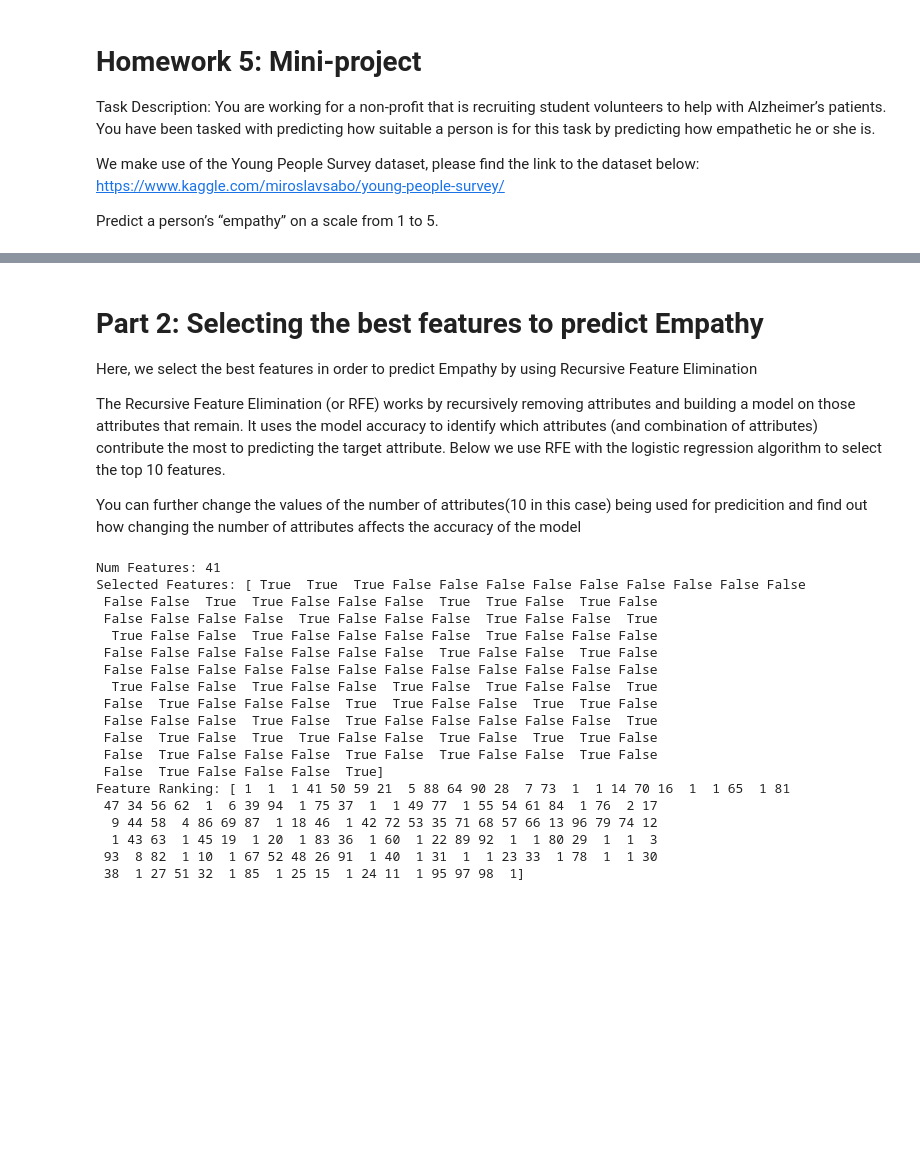
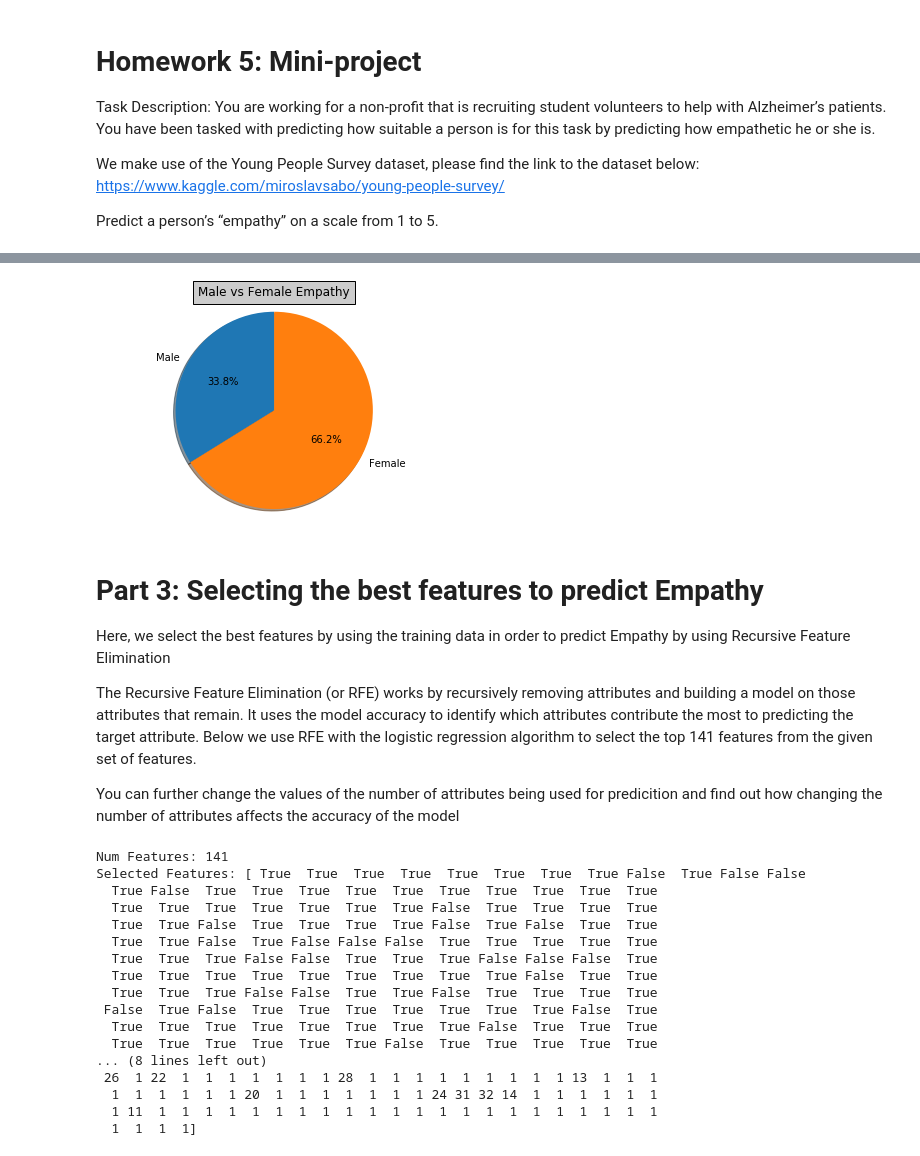
Before and after one commit to kvkadakia/Machine-Learning-Project, a Jupyter notebook: empathy_prediction.ipynb, the cells around one changed output, grey strips where cells are left out. Saved outputs shown, nothing was run; the diff lists cells and outputs as text; code cells hidden in the pictures; blank space fills up the shorter version.

```diff
--- a/empathy_prediction.ipynb
+++ b/empathy_prediction.ipynb
@@ -50,3 +50,12 @@ dataset = pandas.read_csv('responses.csv')
 
 #fill up with median
 dataset = dataset.fillna(dataset.median(axis=0))
+
+#Storing the values to perform data visualization in  a later step
+gender_values = dataset[['Gender']].values
+empathy_values = dataset[['Empathy']].values
+music_values = dataset[['Music']]
+
+music_values = music_values.values
+emp_valuesforline = np.squeeze(empathy_values)
+music_valuesforline = np.squeeze(music_values)
@@ -64,37 +80,58 @@ Y = dataset[['Empathy']]
+# %%
+import matplotlib.pyplot as plt
+
+ma_empathetic = 0
+fe_empathetic = 0
+
+
+for i,value in enumerate(gender_values):
+    if(value == 'male' and empathy_values[i]>=4):
+        ma_empathetic += 1
+    elif(value == 'female' and empathy_values[i]>=4):
+        fe_empathetic += 1
+
+labels = ['Male','Female']
+sizes = [ma_empathetic, fe_empathetic]
+
+fig1, ax1 = plt.subplots()
+ax1.pie(sizes,  labels=labels, autopct='%1.1f%%',shadow=True, startangle=90)
+ax1.axis('equal')
+plt.title('Male vs Female Empathy', bbox={'facecolor':'0.8', 'pad':5})
+plt.show()
+# %% [output]
+[figure, added]
 # %% [markdown]
-# Part 2: Selecting the best features to predict Empathy
+# Part 3: Selecting the best features to predict Empathy
 
-Here, we select the best features in order to predict Empathy by using Recursive Feature Elimination
+Here, we select the best features by using the training data in order to predict Empathy by using Recursive Feature Elimination
 
-The Recursive Feature Elimination (or RFE) works by recursively removing attributes and building a model on those attributes that remain. It uses the model accuracy to identify which attributes (and combination of attributes) contribute the most to predicting the target attribute. Below we use RFE with the logistic regression algorithm to select the top 10 features.
+The Recursive Feature Elimination (or RFE) works by recursively removing attributes and building a model on those attributes that remain. It uses the model accuracy to identify which attributes contribute the most to predicting the target attribute. Below we use RFE with the logistic regression algorithm to select the top 141 features from the given set of features.
 
 
-You can further change the values of the number of attributes(10 in this case) being used for predicition and find out how changing the number of attributes affects the accuracy of the model
+You can further change the values of the number of attributes being used for predicition and find out how changing the number of attributes affects the accuracy of the model
 # %%
 model = LogisticRegression()
-rfe = RFE(model, 41)
+rfe = RFE(model, 141)
 fit = rfe.fit(X, Y)
 print("Num Features: {}".format(fit.n_features_))
 print("Selected Features: {}".format(fit.support_))
 print("Feature Ranking: {}".format(fit.ranking_))
 # %% [output]
-Num Features: 41
-Selected Features: [ True  True  True False False False False False False False False False
- False False  True  True False False False  True  True False  True False
- False False False False  True False False False  True False False  True
-  True False False  True False False False False  True False False False
- False False False False False False False  True False False  True False
- False False False False False False False False False False False False
-  True False False  True False False  True False  True False False  True
- False  True False False False  True  True False False  True  True False
- False False False  True False  True False False False False False  True
- False  True False  True  True False False  True False  True  True False
- False  True False False False  True False  True False False  True False
- False  True False False False  True]
-Feature Ranking: [ 1  1  1 41 50 59 21  5 88 64 90 28  7 73  1  1 14 70 16  1  1 65  1 81
- 47 34 56 62  1  6 39 94  1 75 37  1  1 49 77  1 55 54 61 84  1 76  2 17
-  9 44 58  4 86 69 87  1 18 46  1 42 72 53 35 71 68 57 66 13 96 79 74 12
-  1 43 63  1 45 19  1 20  1 83 36  1 60  1 22 89 92  1  1 80 29  1  1  3
- 93  8 82  1 10  1 67 52 48 26 91  1 40  1 31  1  1 23 33  1 78  1  1 30
- 38  1 27 51 32  1 85  1 25 15  1 24 11  1 95 97 98  1]
+Num Features: 141
+Selected Features: [ True  True  True  True  True  True  True  True False  True False False
+  True False  True  True  True  True  True  True  True  True  True  True
+  True  True  True  True  True  True  True False  True  True  True  True
+  True  True False  True  True  True  True False  True False  True  True
+  True  True False  True False False False  True  True  True  True  True
+  True  True  True False False  True  True  True False False False  True
+  True  True  True  True  True  True  True  True  True False  True  True
+  True  True  True False False  True  True False  True  True  True  True
+ False  True False  True  True  True  True  True  True  True False  True
+  True  True  True  True  True  True  True  True False  True  True  True
+  True  True  True  True  True  True False  True  True  True  True  True
+... (8 lines left out)
+ 26  1 22  1  1  1  1  1  1  1 28  1  1  1  1  1  1  1  1  1 13  1  1  1
+  1  1  1  1  1  1 20  1  1  1  1  1  1  1 24 31 32 14  1  1  1  1  1  1
+  1 11  1  1  1  1  1  1  1  1  1  1  1  1  1  1  1  1  1  1  1  1  1  1
+  1  1  1  1]
 # %% [markdown]
```
Also changed, not shown: parts of 29 cells of this notebook, 3 other files.
